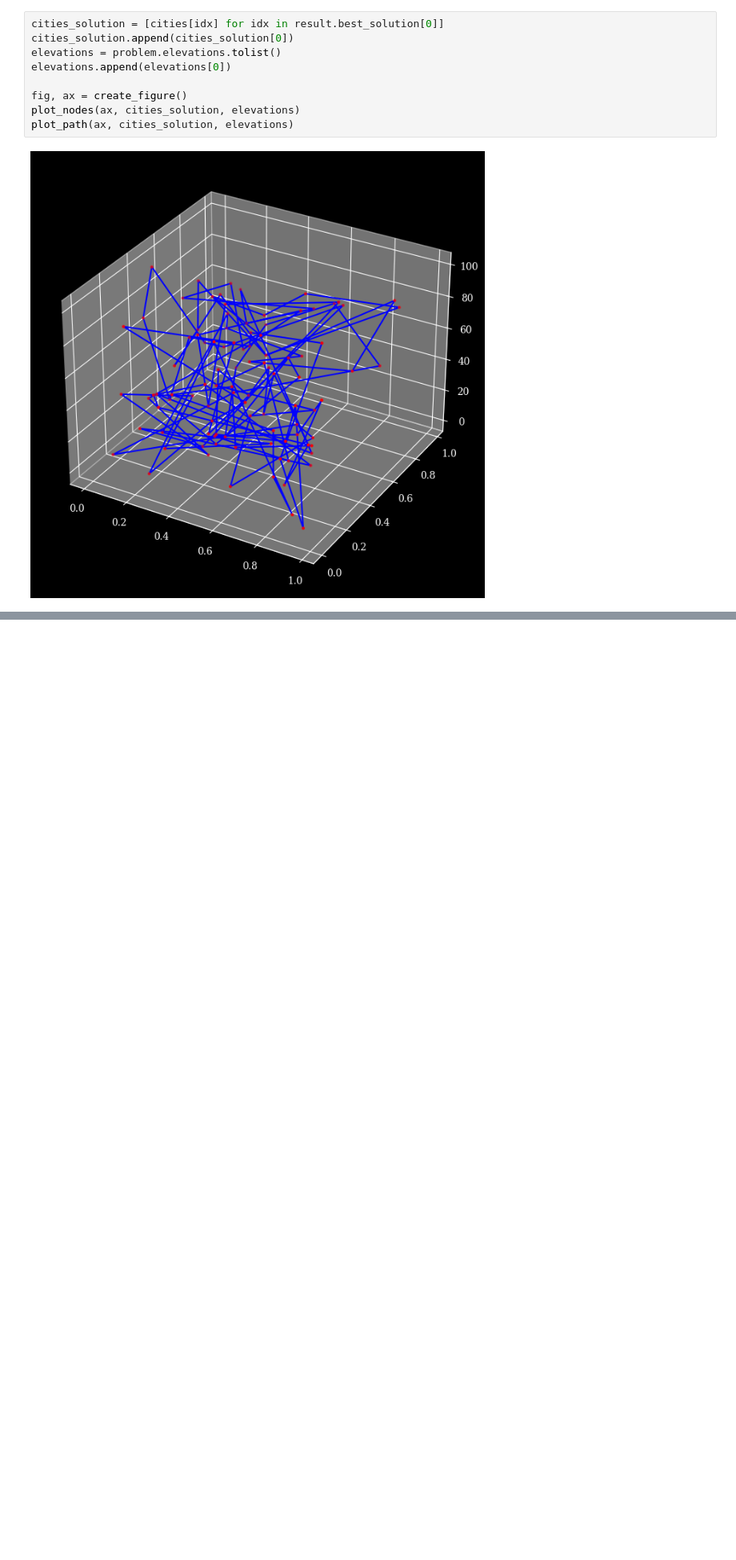
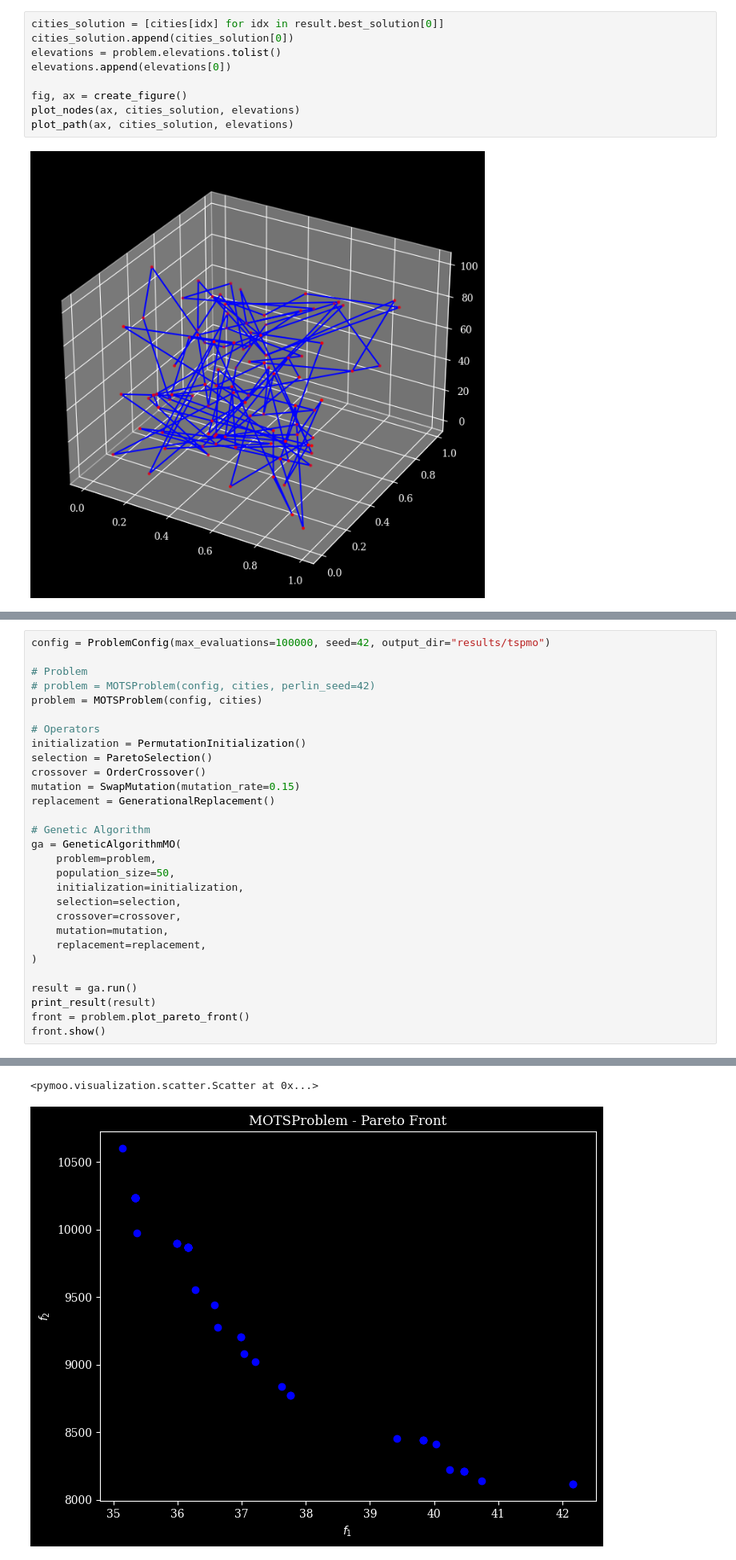
Before and after one commit to yabol02/practica_biocomp, a Jupyter notebook: notebooks/mo_tsp.ipynb, the cells around one changed output, grey strips where cells are left out. Shown at 80% size. Cells and saved outputs as stored; diff of their text form; blank space fills up the shorter version.

```diff
--- a/notebooks/mo_tsp.ipynb
+++ b/notebooks/mo_tsp.ipynb
@@ -284,0 +329,30 @@ plot_path(ax, cities_solution, elevations)
+# %%
+config = ProblemConfig(max_evaluations=100000, seed=42, output_dir="results/tspmo")
+
+# Problem
+# problem = MOTSProblem(config, cities, perlin_seed=42)
+problem = MOTSProblem(config, cities)
+
+# Operators
+initialization = PermutationInitialization()
+selection = ParetoSelection()
+crossover = OrderCrossover()
+mutation = SwapMutation(mutation_rate=0.15)
+replacement = GenerationalReplacement()
+
+# Genetic Algorithm
+ga = GeneticAlgorithmMO(
+    problem=problem,
+    population_size=50,
+    initialization=initialization,
+    selection=selection,
+    crossover=crossover,
+    mutation=mutation,
+    replacement=replacement,
+)
+
+result = ga.run()
+print_result(result)
+front = problem.plot_pareto_front()
+front.show()
+# %% [output]
@@ -284,0 +376,2 @@ plot_path(ax, cities_solution, elevations)
+<pymoo.visualization.scatter.Scatter at 0x...>
+[figure, added]
```
Also changed, not shown: parts of 22 cells of this notebook, 4 other files.
